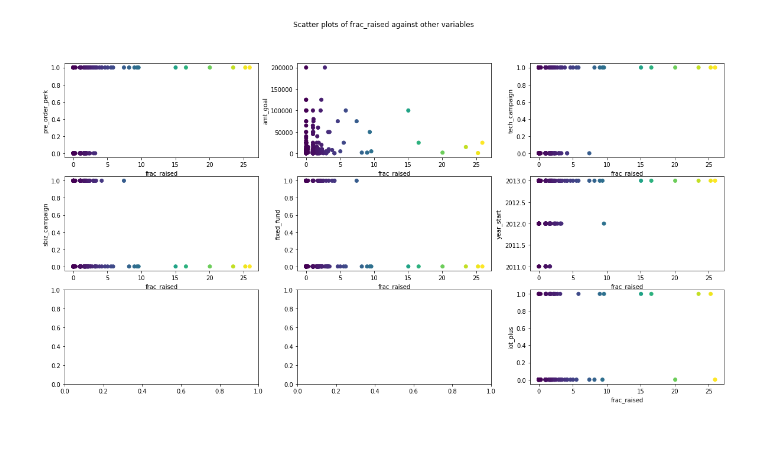
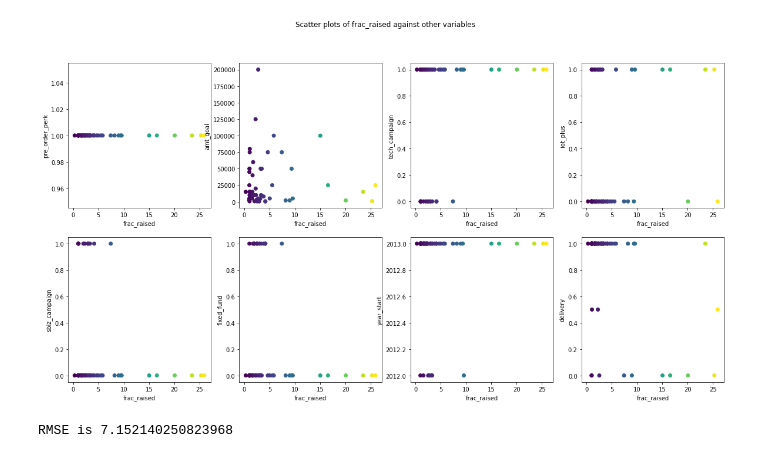
Before and after one commit to VedanshiShah7/Machine-Learning-In-Finance, a Jupyter notebook: Project 2/Project 2.ipynb, the cells around one changed output. Drawn from its saved outputs; the diff is of its cells as text; code cells hidden in the pictures.

Commit message:
updates :)
updated a bunch of stuff - added ridge and lasso regression. fit a linear model. need to add lasso and ridge cross validation for different cv values and look at the rmse for them?

```diff
--- a/Project 2/Project 2.ipynb
+++ b/Project 2/Project 2.ipynb
@@ -11,0 +8,13 @@ import numpy as np
+# %%
+# take out first sheet from xlsx file
+data = pd.read_excel('Crowdfunding campaign.xlsx', sheet_name=0)
+# drop the null values
+data.dropna(inplace=True)
+
+# data.dropna(subset=['cid'], inplace=True)
+# drop duplicates based on cid
+# data.drop_duplicates(subset=['cid'],inplace=True)
+
+# drop the rows that are duplicates
+data.drop_duplicates(inplace=True)
+data.head()
@@ -36,31 +50,34 @@ sns.heatmap(data.corr(),annot=True)
 # %%
 # add multiple plots in one figure
-fig, ax = plt.subplots(3, 3, figsize=(20, 10))
+fig, ax = plt.subplots(2, 4, figsize=(20, 10))
 ax[0, 0].scatter(data["frac_raised"], data["pre_order_perk"], c=data["frac_raised"])
 ax[0, 0].set_xlabel("frac_raised")
 ax[0, 0].set_ylabel("pre_order_perk")
 ax[0, 1].scatter(data["frac_raised"], data["amt_goal"], c=data["frac_raised"])
 ax[0, 1].set_xlabel("frac_raised")
 ax[0, 1].set_ylabel("amt_goal")
 ax[0, 2].scatter(data["frac_raised"], data["tech_campaign"], c=data["frac_raised"])
 ax[0, 2].set_xlabel("frac_raised")
 ax[0, 2].set_ylabel("tech_campaign")
 ax[1, 0].scatter(data["frac_raised"], data["sbiz_campaign"], c=data["frac_raised"])
 ax[1, 0].set_xlabel("frac_raised")
 ax[1, 0].set_ylabel("sbiz_campaign")
 ax[1, 1].scatter(data["frac_raised"], data["fixed_fund"], c=data["frac_raised"])
 ax[1, 1].set_xlabel("frac_raised")
 ax[1, 1].set_ylabel("fixed_fund")
 ax[1, 2].scatter(data["frac_raised"], data["year_start"], c=data["frac_raised"])
 ax[1, 2].set_xlabel("frac_raised")
 ax[1, 2].set_ylabel("year_start")
-ax[2, 2].scatter(data["frac_raised"], data["iot_plus"], c=data["frac_raised"])
-ax[2, 2].set_xlabel("frac_raised")
-ax[2, 2].set_ylabel("iot_plus")
+ax[0, 3].scatter(data["frac_raised"], data["iot_plus"], c=data["frac_raised"])
+ax[0, 3].set_xlabel("frac_raised")
+ax[0, 3].set_ylabel("iot_plus")
+ax[1, 3].scatter(data["frac_raised"], data["delivery"], c=data["frac_raised"])
+ax[1, 3].set_xlabel("frac_raised")
+ax[1, 3].set_ylabel("delivery")
 # add a title to the figure
 fig.suptitle("Scatter plots of frac_raised against other variables")
 plt.show()
 # %% [output]
-[figure, old version]
+[figure, new version]
 # %%
 target = data['frac_raised']
@@ -73,0 +92,15 @@ x_train, x_test, y_train, y_test = train_test_split(predictor, target, test_size
+# %%
+# Fit a logistic regression model on the training set
+from sklearn.metrics import mean_squared_error
+from sklearn.linear_model import LinearRegression
+
+linreg = LinearRegression()
+linreg.fit(X_train, y_train)
+
+# Predict the class labels for the test set
+y_pred = linreg.predict(X_test)
+
+# RMSE
+print(f'RMSE is {mean_squared_error(y_test, y_pred, squared = False)}')
+# %% [output]
+RMSE is 7.152140250823968
```
Also changed, not shown: parts of 13 cells of this notebook, 2 other files.
